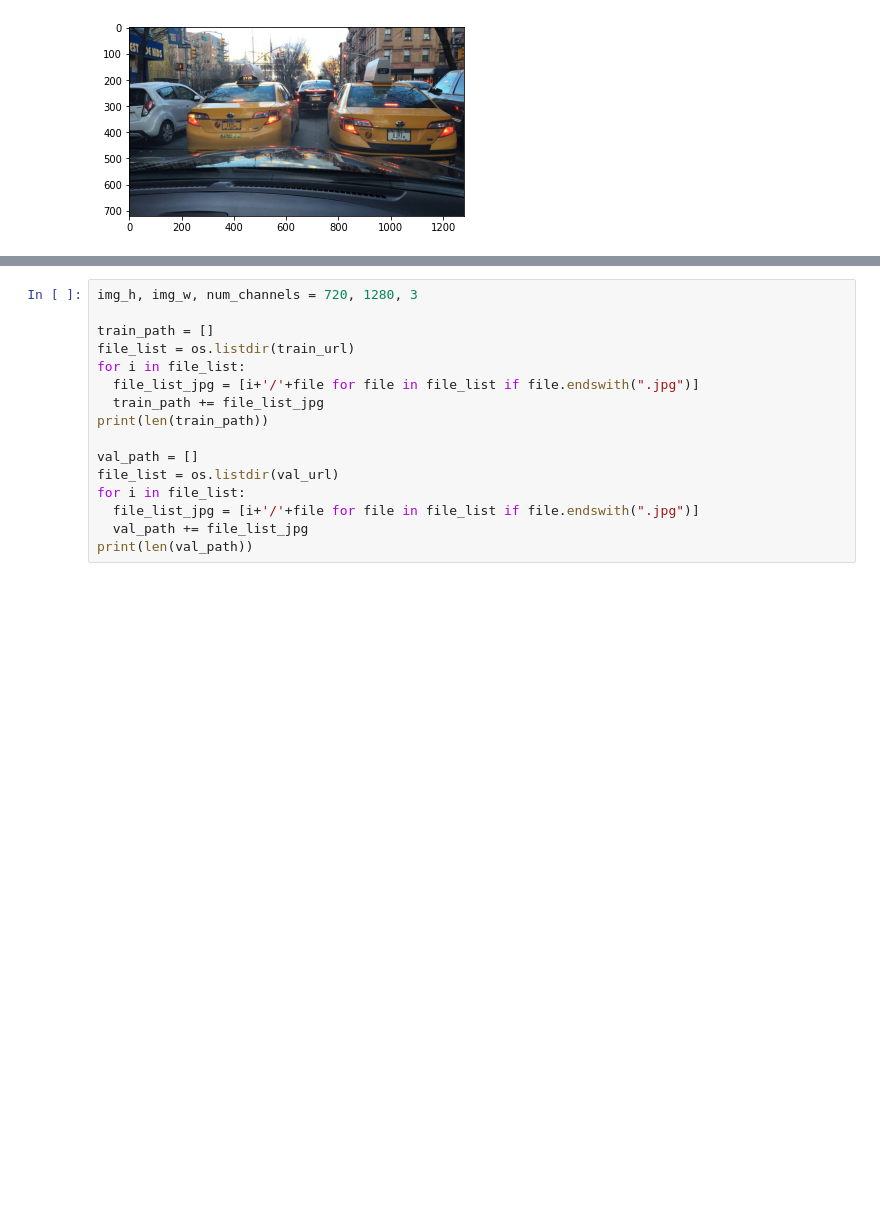
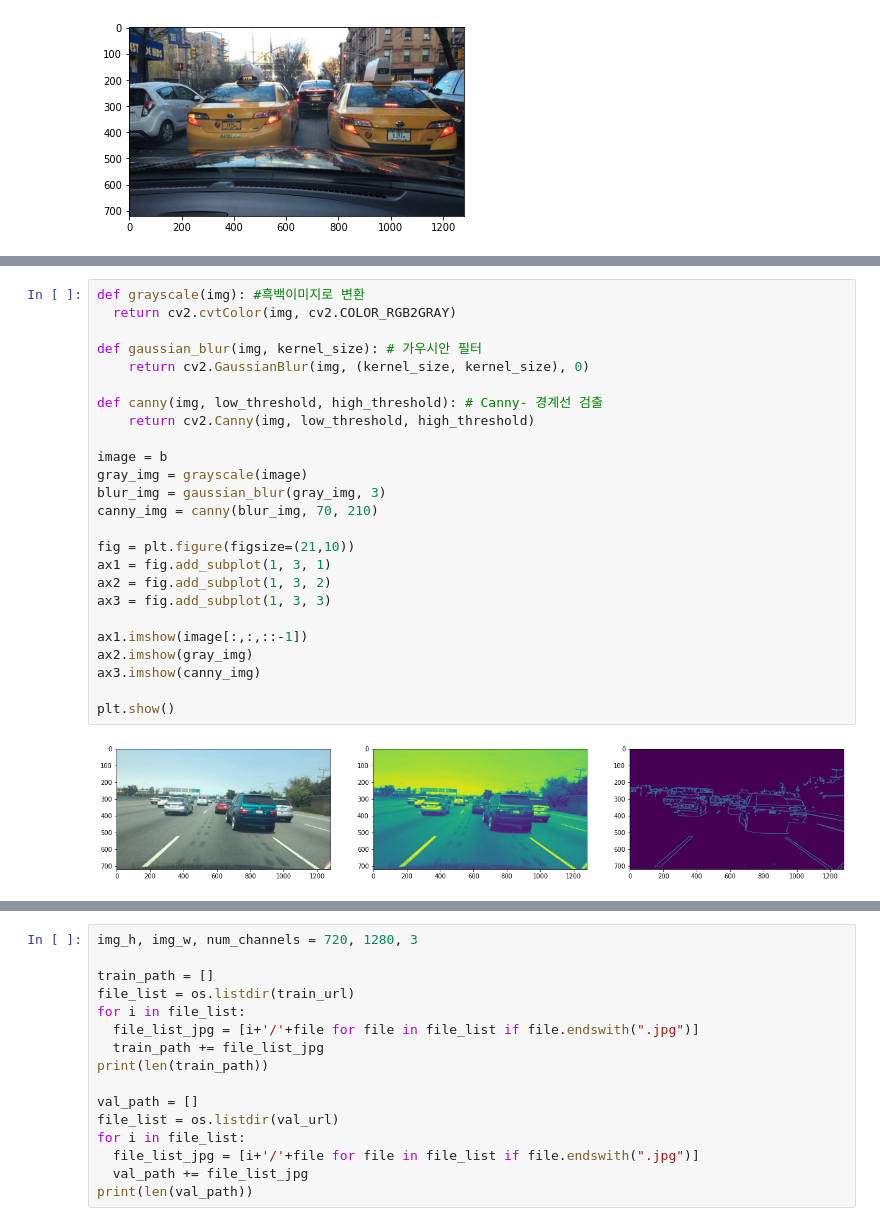
Before and after one commit to BoHye0202/Toy-Project, a Jupyter notebook: 3.Autonomous driving/Autonomous_driving.ipynb, the cells around one changed output, grey strips where cells are left out. Saved outputs shown, nothing was run; the diff lists cells and outputs as text; blank space fills up the shorter version.

```diff
--- a/3.Autonomous driving/Autonomous_driving.ipynb
+++ b/3.Autonomous driving/Autonomous_driving.ipynb
@@ -146,2 +186,29 @@ plt.imshow(a[:,:,::-1])
 1. 경계선 검출
 2. Hough Transform (허프변환)을 통한 직선 검출
+# %%
+def grayscale(img): #흑백이미지로 변환
+  return cv2.cvtColor(img, cv2.COLOR_RGB2GRAY)
+
+def gaussian_blur(img, kernel_size): # 가우시안 필터
+    return cv2.GaussianBlur(img, (kernel_size, kernel_size), 0)
+
+def canny(img, low_threshold, high_threshold): # Canny- 경계선 검출
+    return cv2.Canny(img, low_threshold, high_threshold)
+
+image = b
+gray_img = grayscale(image)
+blur_img = gaussian_blur(gray_img, 3)
+canny_img = canny(blur_img, 70, 210)
+
+fig = plt.figure(figsize=(21,10))
+ax1 = fig.add_subplot(1, 3, 1)
+ax2 = fig.add_subplot(1, 3, 2)
+ax3 = fig.add_subplot(1, 3, 3)
+
+ax1.imshow(image[:,:,::-1])
+ax2.imshow(gray_img)
+ax3.imshow(canny_img)
+
+plt.show()
+# %% [output]
+[figure, added]
```
Also changed, not shown: parts of 27 cells of this notebook.
